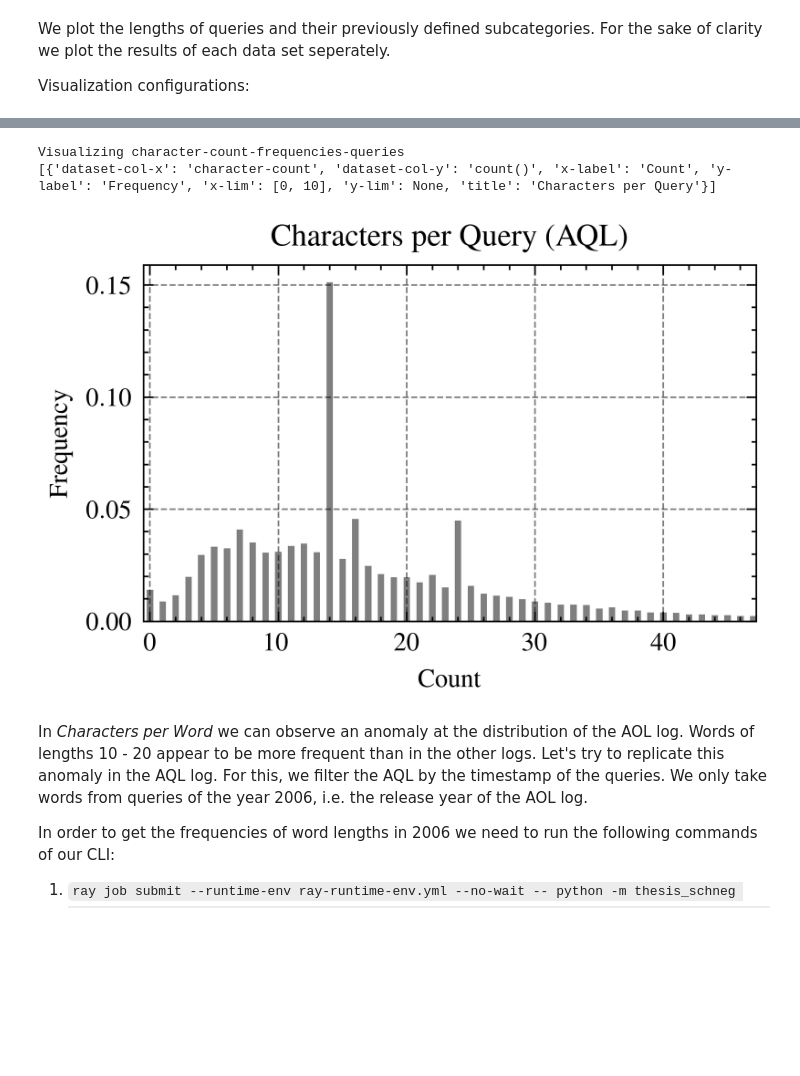
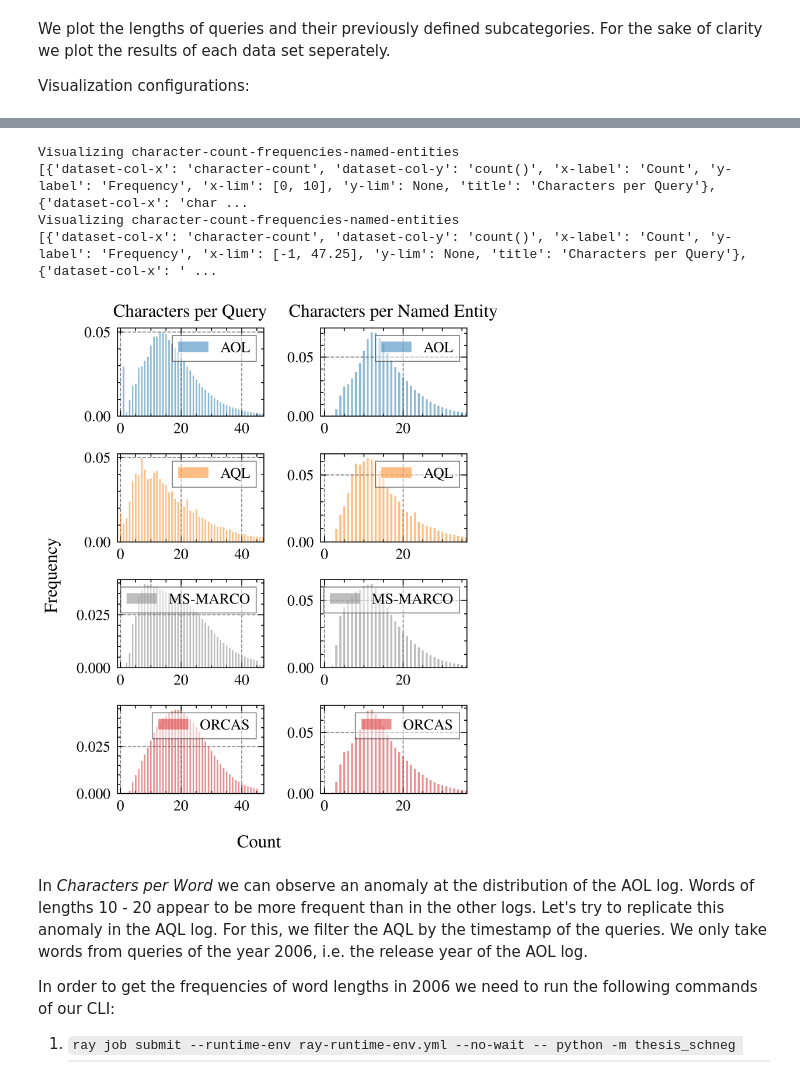
Before and after one commit to bnsch98/verifying-query-logs-from-unknown-sources, a Jupyter notebook: src/thesis_schneg/vis_descriptive_statistics.ipynb, the cells around one changed output, grey strips where cells are left out. Drawn from its saved outputs; the diff is of its cells as text; code cells hidden in the pictures; blank space fills up the shorter version.

Commit message:
plots added, writing progress

```diff
--- a/src/thesis_schneg/vis_descriptive_statistics.ipynb
+++ b/src/thesis_schneg/vis_descriptive_statistics.ipynb
@@ -37,10 +37,10 @@ dataset: DatasetName = None
 
 analyses = []
 # set analysis that should be visualized
-# analyses.append('query-frequencies')
-analyses.append('extract-named-entities')
-analyses.append('extract-words')
-# analyses.append('extract-chars')
+analyses.append('query-frequencies')
+# analyses.append('extract-named-entities')
+# analyses.append('extract-words')
+analyses.append('extract-chars')
 
 # test_data = True
 test_data = False
@@ -79,7 +79,7 @@ for analysis_name in analyses:
             result_data.update({name: vis_data})
             end_time = time.time()
             print(f"{name} loaded in {(end_time - start_time)/60} min")
-        label=["AOL", "AQL", "MS-MARCO", "ORCAS"]
+        label=["AOL", "AQL", "MS-MARCO WS", "ORCAS"]
         analysis_data.append(result_data)
     else:
         # load data from single dataset
@@ -256,9 +251,9 @@ save_vis: bool = False
 # save_vis: bool = True
 
 # select dataset (if none is selected all datasets are visualized in a joint plot)
-# dataset: DatasetName = None
+dataset: DatasetName = None
 # dataset: DatasetName = 'aol'
-dataset: DatasetName = 'aql'
+# dataset: DatasetName = 'aql'
 # dataset: DatasetName = 'ms-marco'
 # dataset: DatasetName = 'orcas'
 
@@ -268,7 +263,7 @@ cleaned_aol = False
 
 struc_level = []
 struc_level.append('queries')
-# struc_level.append('named-entities')
+struc_level.append('named-entities')
 # struc_level.append('words')
 
 base_analyses = []
@@ -359,8 +497,8 @@ from matplotlib import pyplot as plt
 import matplotlib
 import scienceplots
 
-# save_vis: bool = False
-save_vis: bool = True
+save_vis: bool = False
+# save_vis: bool = True
 
 analyses_params = []
 
@@ -402,7 +540,7 @@ if not vis_dir.exists() and save_vis:
         vis_dir.mkdir(parents=True)
 
 # use science style for plots from scienceplots library
-plt.style.use(["science", "grid", "ieee"])
+plt.style.use(["science", "grid"])
 
 # create subplots for each dataset
 # set size of plot
@@ -411,8 +549,8 @@ aspect_ratio = 6/8
 scale = 0.6
 width = textwidth * scale
 height = width * aspect_ratio * 0.9
+bar_width = 0.5
 
-bar_width = 0.5
 if dataset is None:
     fig, ax = plt.subplots(ncols=len(analyses), nrows=4, figsize=(width, 2*height-0.1*height))
 else:
@@ -493,36 +631,38 @@ for i in range(len(analyses)):
 
         # # either save visualization or show it
         # if save_vis:
         #     fig.savefig(vis_dir.joinpath(f"{dataset}.pgf"))
         # else:
         #     plt.show()
 
 if dataset is None:
     fig.supxlabel(analyses_params[0]["x-label"], ha='center', va='center', y=0.033)
     fig.supylabel(analyses_params[0]["y-label"])
 # make layout tight
 plt.tight_layout()
 
 plt.show()
 
 plot_format = 'pdf'
 if save_vis:
     if dataset is not None:
         output = dataset
         if analyses[0] == 'character-count-frequencies-words' and dataset == 'aol' and cleaned_aol:
             output = f"{output}-domains-cleaned"
     else:
         output = "all"
     # delete old plot
     for file in vis_dir.iterdir():
         if file.is_file() and file.name.endswith(f'.{plot_format}') and file.stem == output:
             file.unlink()
 
     fig.savefig(vis_dir.joinpath(f"{output}.{plot_format}"), format=plot_format)
 # %% [output]
-Visualizing character-count-frequencies-queries
-[{'dataset-col-x': 'character-count', 'dataset-col-y': 'count()', 'x-label': 'Count', 'y-label': 'Frequency', 'x-lim': [0, 10], 'y-lim': None, 'title': 'Characters per Query'}]
+Visualizing character-count-frequencies-named-entities
+[{'dataset-col-x': 'character-count', 'dataset-col-y': 'count()', 'x-label': 'Count', 'y-label': 'Frequency', 'x-lim': [0, 10], 'y-lim': None, 'title': 'Characters per Query'}, {'dataset-col-x': 'char ...
+Visualizing character-count-frequencies-named-entities
+[{'dataset-col-x': 'character-count', 'dataset-col-y': 'count()', 'x-label': 'Count', 'y-label': 'Frequency', 'x-lim': [-1, 47.25], 'y-lim': None, 'title': 'Characters per Query'}, {'dataset-col-x': ' ...
-[figure, old version]
+[figure, new version]
 # %% [markdown]
 In *Characters per Word* we can observe an anomaly at the distribution of the AOL log. Words of lengths 10 - 20 appear to be more frequent than in the other logs. Let's try to replicate this anomaly in the AQL log. For this, we filter the AQL by the timestamp of the queries. We only take words from queries of the year 2006, i.e. the release year of the AOL log.
 
```
Also changed, not shown: parts of 4 cells of this notebook, 30 other files.
